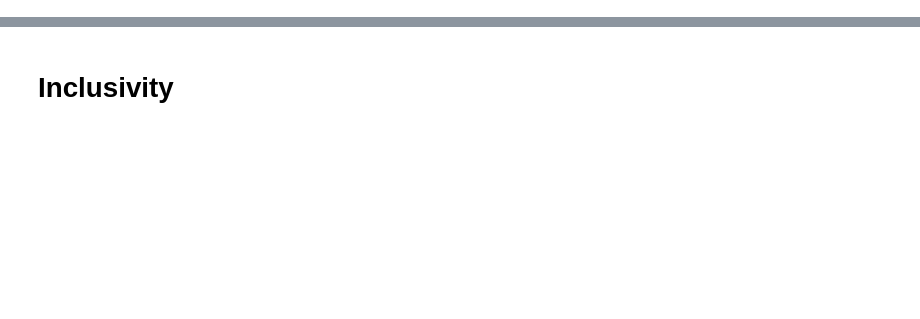
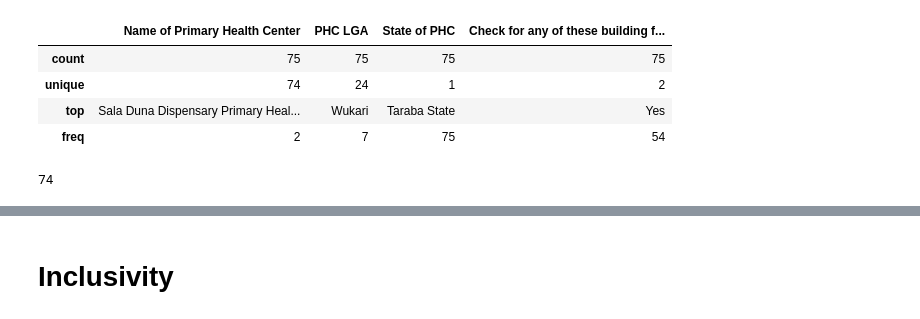
Before and after one commit to adamlaw669/CheckMyPHC-insights, a Jupyter notebook: Backend/Cleanup-consolidating/cleanup.ipynb, the cells around one changed output, grey strips where cells are left out. Saved outputs shown, nothing was run; the diff lists cells and outputs as text; code cells hidden in the pictures; blank space fills up the shorter version.

```diff
--- a/Backend/Cleanup-consolidating/cleanup.ipynb
+++ b/Backend/Cleanup-consolidating/cleanup.ipynb
@@ -4,0 +33,12 @@ import matplotlib.pyplot as plt
+# %%
+Ceiling.describe()
+# %% [output]
+|  | Name of Primary Health Center | PHC LGA | State of PHC | Check for any of these building f... |
+| count | 75 | 75 | 75 | 75 |
+| unique | 74 | 24 | 1 | 2 |
+| top | Sala Duna Dispensary Primary Heal... | Wukari | Taraba State | Yes |
+| freq | 2 | 7 | 75 | 54 |
+# %%
+Ceiling['Name of Primary Health Center'].nunique()
+# %% [output]
+74
```
Also changed, not shown: parts of 33 cells of this notebook, 4 other files.
